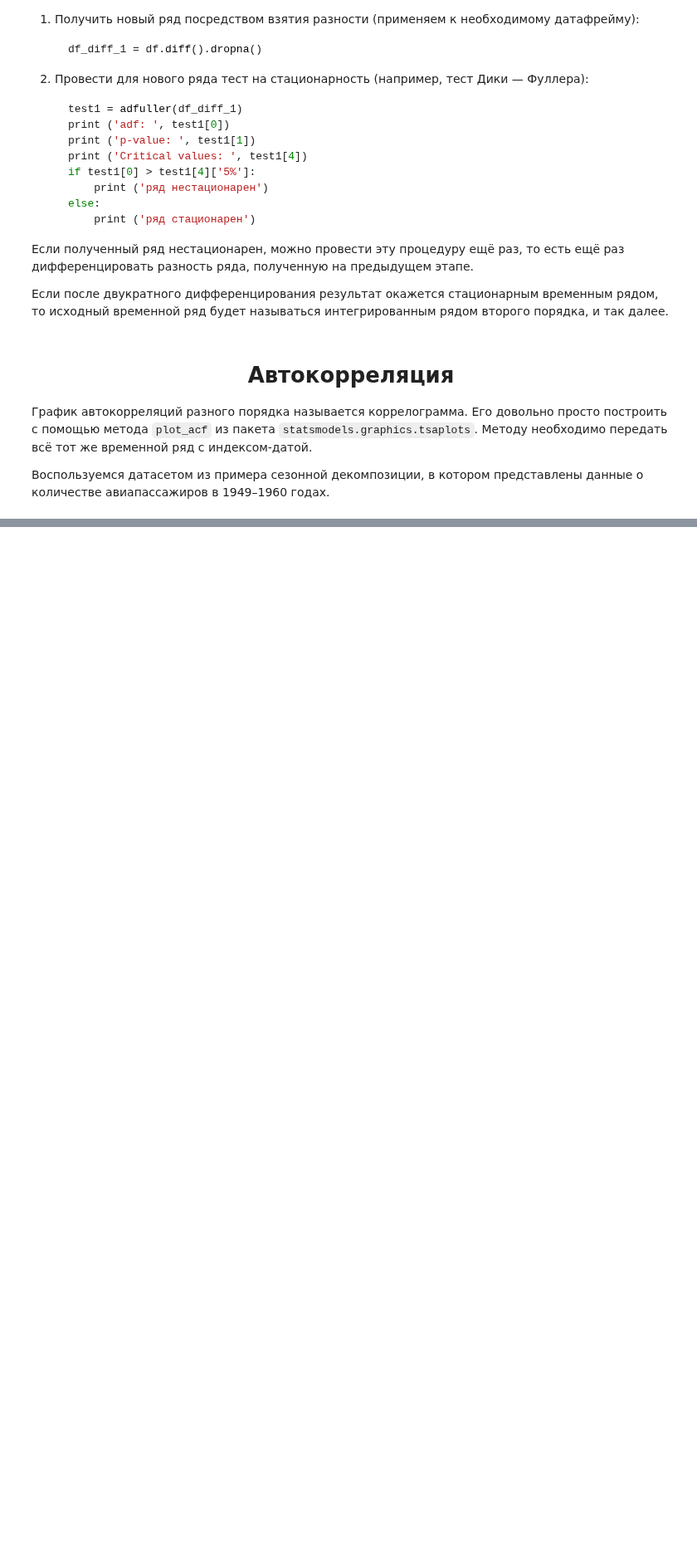
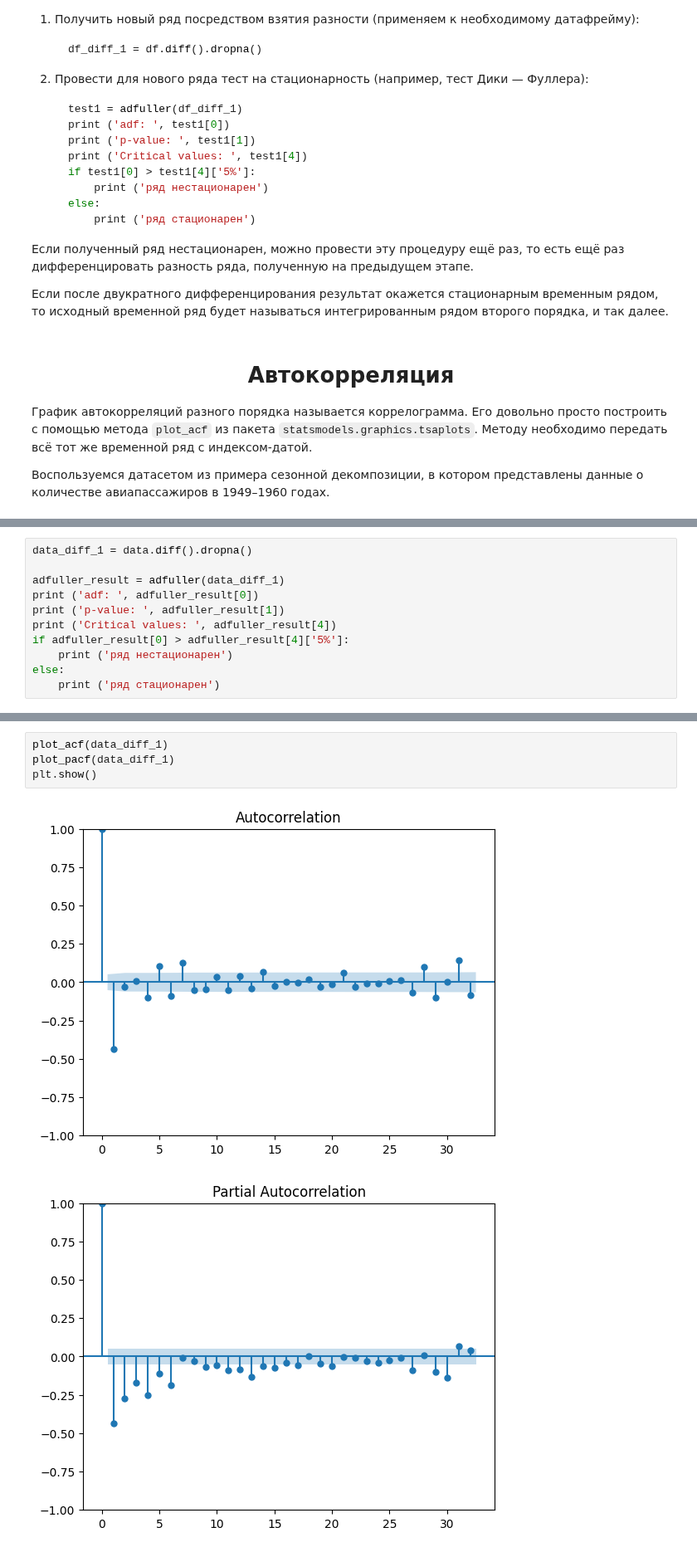
Before and after one commit to ScReameer/DS-learning, a Jupyter notebook: Math/Block-7/ML-12. Time series/Practice.ipynb, the cells around one changed output, grey strips where cells are left out. Shown at 83% size. Drawn from its saved outputs; the diff is of its cells as text; blank space fills up the shorter version.

```diff
--- a/Math/Block-7/ML-12. Time series/Practice.ipynb
+++ b/Math/Block-7/ML-12. Time series/Practice.ipynb
@@ -144,0 +264,11 @@ plt.show();
+# %%
+data_diff_1 = data.diff().dropna()
+
+adfuller_result = adfuller(data_diff_1)
+print ('adf: ', adfuller_result[0])
+print ('p-value: ', adfuller_result[1])
+print ('Critical values: ', adfuller_result[4])
+if adfuller_result[0] > adfuller_result[4]['5%']:
+    print ('ряд нестационарен')
+else:
+    print ('ряд стационарен')
@@ -144,0 +280,7 @@ plt.show();
+# %%
+plot_acf(data_diff_1)
+plot_pacf(data_diff_1)
+plt.show()
+# %% [output]
+[figure, added]
+[figure, added]
```
Also changed, not shown: parts of 15 cells of this notebook, 2 other files.
